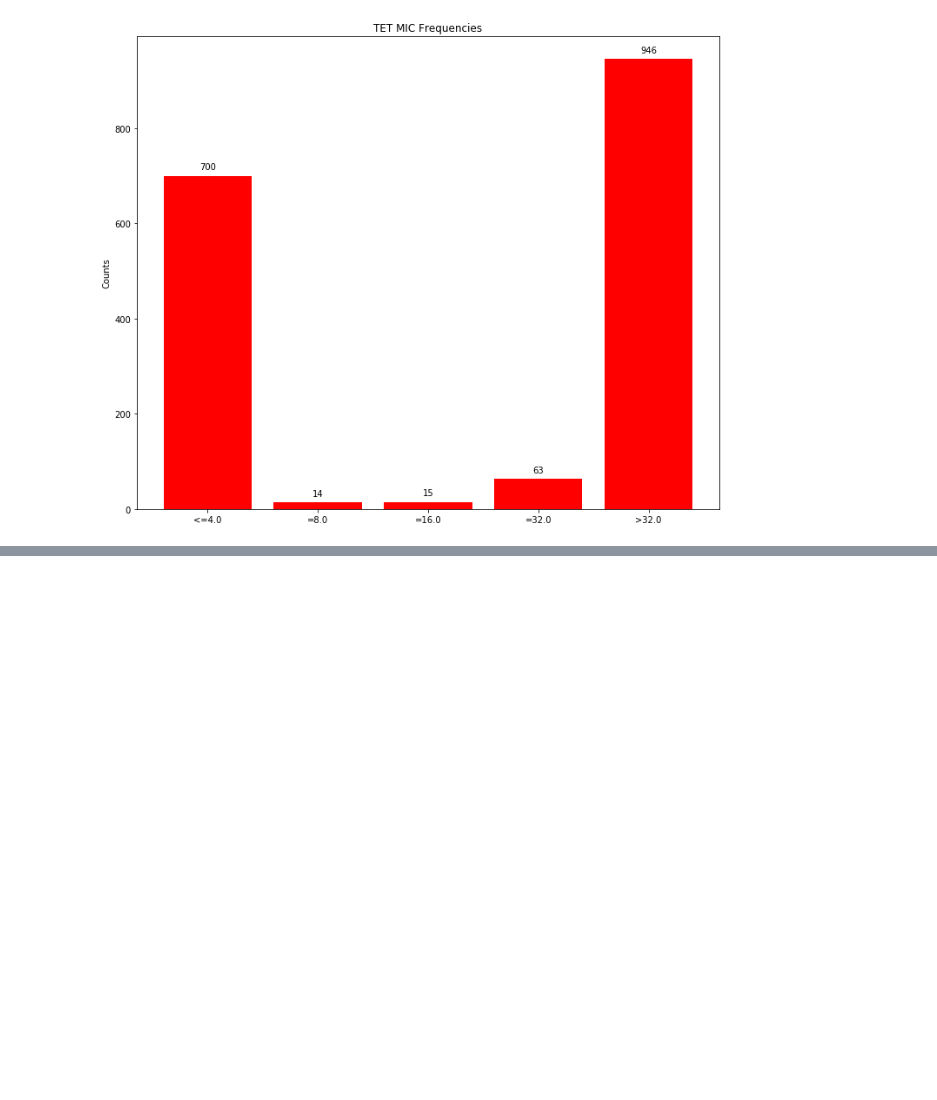
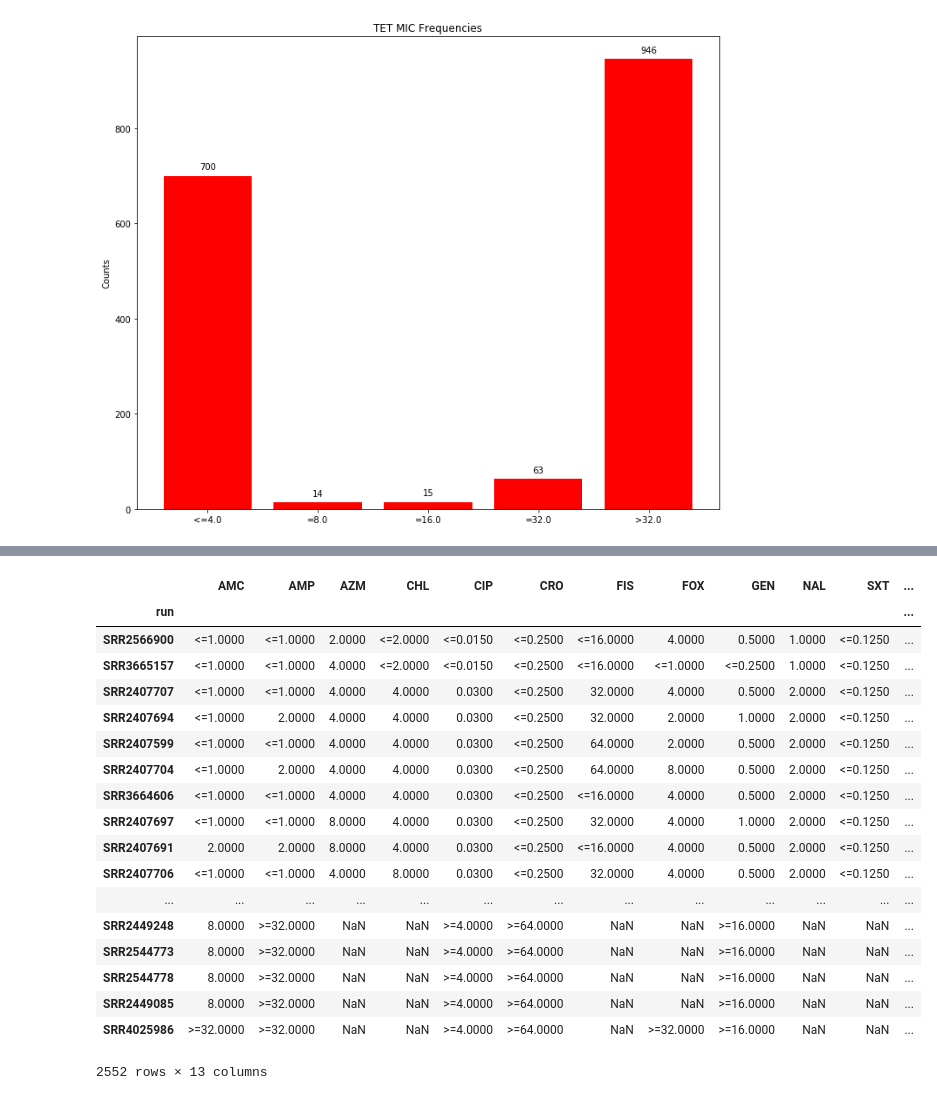
Before and after one commit to superphy/phenores, a Jupyter notebook: notebooks/0.0-mwhitesi-visualise-mic-distributions.ipynb, the cells around one changed output, grey strips where cells are left out. Cells and saved outputs as stored; diff of their text form; code cells hidden in the pictures; blank space fills up the shorter version.

```diff
--- a/notebooks/0.0-mwhitesi-visualise-mic-distributions.ipynb
+++ b/notebooks/0.0-mwhitesi-visualise-mic-distributions.ipynb
@@ -162,0 +273,22 @@ pd.DataFrame([serotypes, counts]).transpose().to_csv('fda_study.csv',sep="\t", i
+# %%
+micsdf.
+# %% [output]
+|  | AMC | AMP | AZM | CHL | CIP | CRO | FIS | FOX | GEN | NAL | SXT | ... |
+| run |  |  |  |  |  |  |  |  |  |  |  | ... |
+| SRR2566900 | <=1.0000 | <=1.0000 | 2.0000 | <=2.0000 | <=0.0150 | <=0.2500 | <=16.0000 | 4.0000 | 0.5000 | 1.0000 | <=0.1250 | ... |
+| SRR3665157 | <=1.0000 | <=1.0000 | 4.0000 | <=2.0000 | <=0.0150 | <=0.2500 | <=16.0000 | <=1.0000 | <=0.2500 | 1.0000 | <=0.1250 | ... |
+| SRR2407707 | <=1.0000 | <=1.0000 | 4.0000 | 4.0000 | 0.0300 | <=0.2500 | 32.0000 | 4.0000 | 0.5000 | 2.0000 | <=0.1250 | ... |
+| SRR2407694 | <=1.0000 | 2.0000 | 4.0000 | 4.0000 | 0.0300 | <=0.2500 | 32.0000 | 2.0000 | 1.0000 | 2.0000 | <=0.1250 | ... |
+| SRR2407599 | <=1.0000 | <=1.0000 | 4.0000 | 4.0000 | 0.0300 | <=0.2500 | 64.0000 | 2.0000 | 0.5000 | 2.0000 | <=0.1250 | ... |
+| SRR2407704 | <=1.0000 | 2.0000 | 4.0000 | 4.0000 | 0.0300 | <=0.2500 | 64.0000 | 8.0000 | 0.5000 | 2.0000 | <=0.1250 | ... |
+| SRR3664606 | <=1.0000 | <=1.0000 | 4.0000 | 4.0000 | 0.0300 | <=0.2500 | <=16.0000 | 4.0000 | 0.5000 | 2.0000 | <=0.1250 | ... |
+| SRR2407697 | <=1.0000 | <=1.0000 | 8.0000 | 4.0000 | 0.0300 | <=0.2500 | 32.0000 | 4.0000 | 1.0000 | 2.0000 | <=0.1250 | ... |
+| SRR2407691 | 2.0000 | 2.0000 | 8.0000 | 4.0000 | 0.0300 | <=0.2500 | <=16.0000 | 4.0000 | 0.5000 | 2.0000 | <=0.1250 | ... |
+| SRR2407706 | <=1.0000 | <=1.0000 | 4.0000 | 8.0000 | 0.0300 | <=0.2500 | 32.0000 | 4.0000 | 0.5000 | 2.0000 | <=0.1250 | ... |
+| ... | ... | ... | ... | ... | ... | ... | ... | ... | ... | ... | ... | ... |
+| SRR2449248 | 8.0000 | >=32.0000 | NaN | NaN | >=4.0000 | >=64.0000 | NaN | NaN | >=16.0000 | NaN | NaN | ... |
+| SRR2544773 | 8.0000 | >=32.0000 | NaN | NaN | >=4.0000 | >=64.0000 | NaN | NaN | >=16.0000 | NaN | NaN | ... |
+| SRR2544778 | 8.0000 | >=32.0000 | NaN | NaN | >=4.0000 | >=64.0000 | NaN | NaN | >=16.0000 | NaN | NaN | ... |
+| SRR2449085 | 8.0000 | >=32.0000 | NaN | NaN | >=4.0000 | >=64.0000 | NaN | NaN | >=16.0000 | NaN | NaN | ... |
+| SRR4025986 | >=32.0000 | >=32.0000 | NaN | NaN | >=4.0000 | >=64.0000 | NaN | >=32.0000 | >=16.0000 | NaN | NaN | ... |
+2552 rows × 13 columns
```
Also changed, not shown: parts of 8 cells of this notebook, 4 other files.
